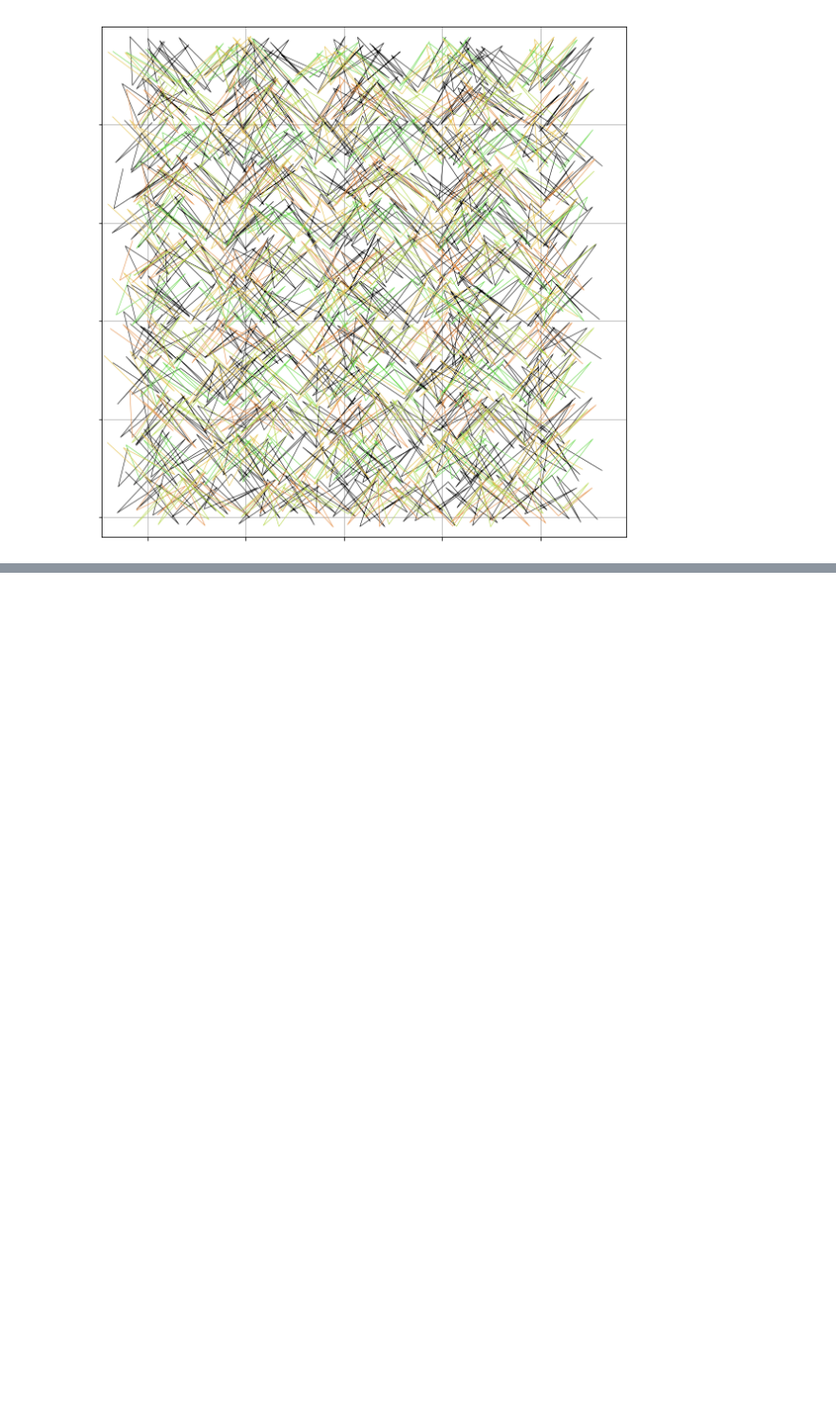
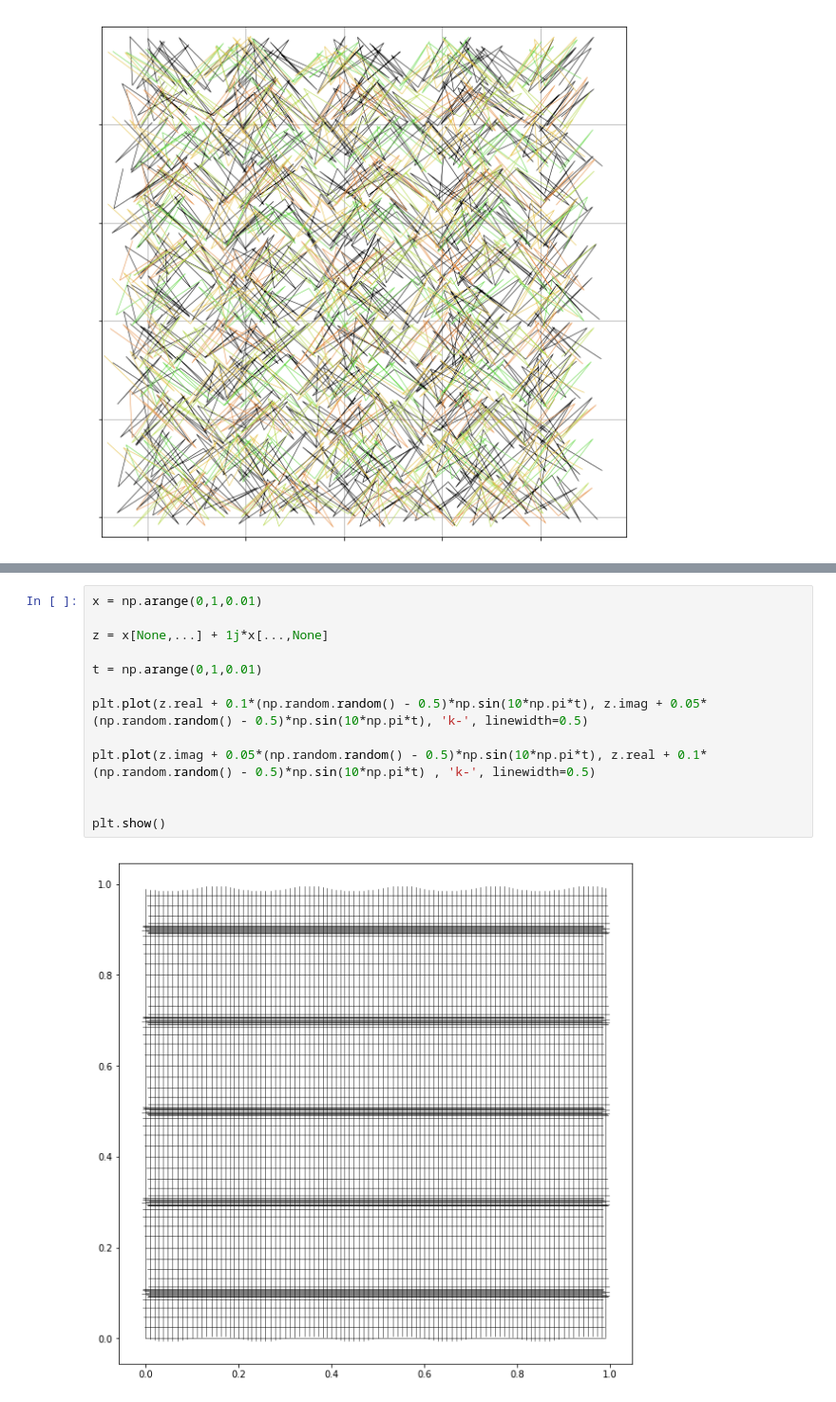
Before and after one commit to mango314/math-blog, a Jupyter notebook: 2019/082919 - Classical Mechanics.ipynb, the cells around one changed output, grey strips where cells are left out. Shown at 95% size. Drawn from its saved outputs; the diff is of its cells as text; blank space fills up the shorter version.

```diff
--- a/2019/082919 - Classical Mechanics.ipynb
+++ b/2019/082919 - Classical Mechanics.ipynb
@@ -638,0 +617,15 @@ plt.grid(True)
+# %%
+x = np.arange(0,1,0.01)
+
+z = x[None,...] + 1j*x[...,None]
+
+t = np.arange(0,1,0.01)
+
+plt.plot(z.real + 0.1*(np.random.random() - 0.5)*np.sin(10*np.pi*t), z.imag + 0.05*(np.random.random() - 0.5)*np.sin(10*np.pi*t), 'k-', linewidth=0.5)
+
+plt.plot(z.imag + 0.05*(np.random.random() - 0.5)*np.sin(10*np.pi*t), z.real + 0.1*(np.random.random() - 0.5)*np.sin(10*np.pi*t) , 'k-', linewidth=0.5)
+
+
+plt.show()
+# %% [output]
+[figure, added]
```
Also changed, not shown: parts of 12 cells of this notebook.
